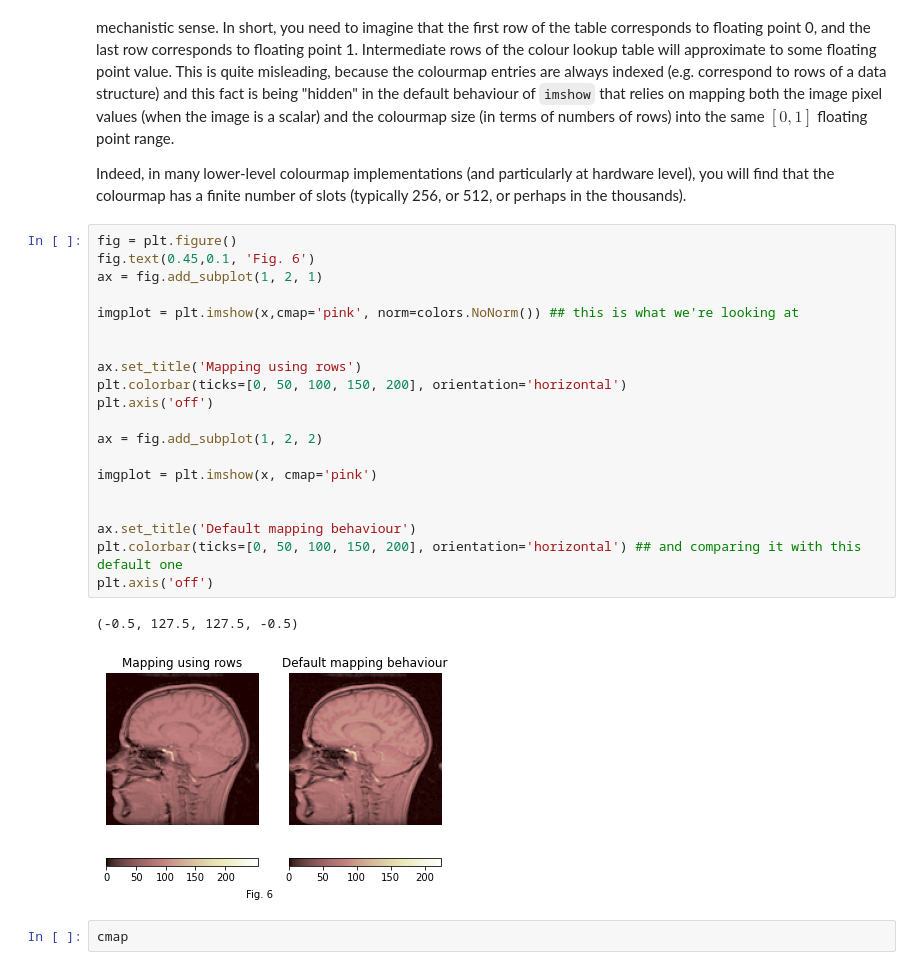
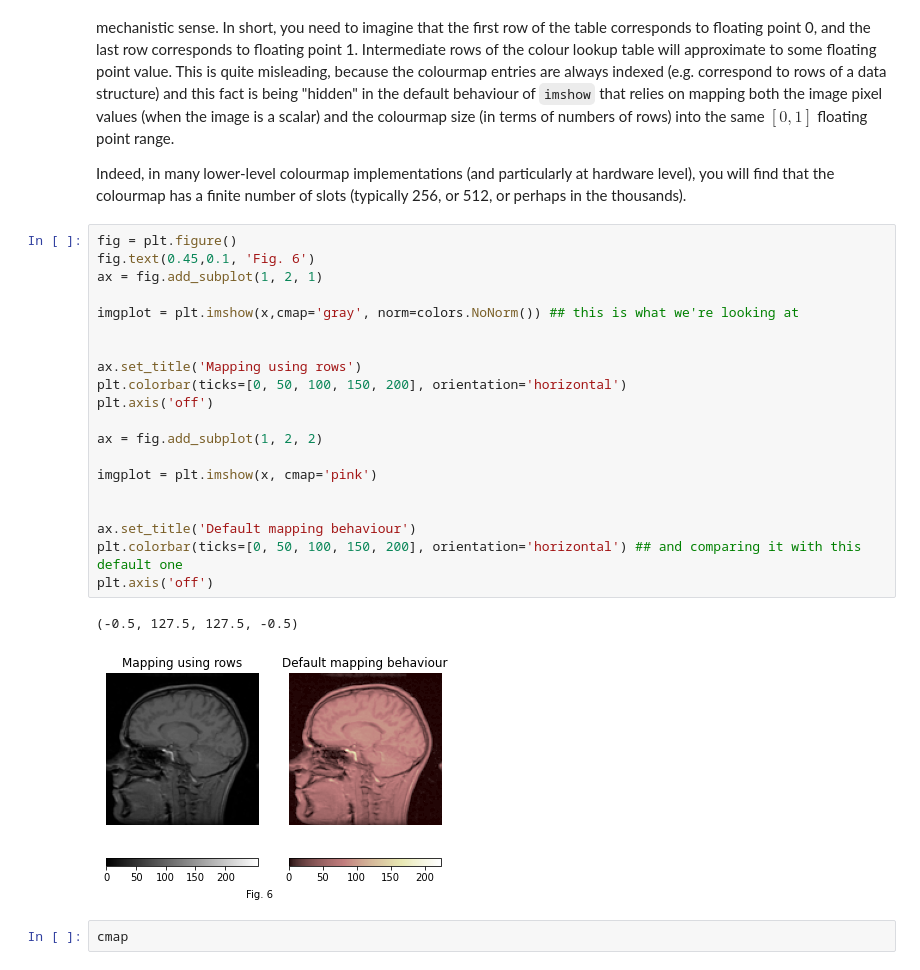
Before and after one commit to orion253/imgprocessing, a Jupyter notebook: c1cmap/ImagesAndColourmaps_Solutions(1).ipynb, the cells around one changed output. Cells and saved outputs as stored; diff of their text form.

```diff
--- a/c1cmap/ImagesAndColourmaps_Solutions(1).ipynb
+++ b/c1cmap/ImagesAndColourmaps_Solutions(1).ipynb
@@ -303,26 +303,26 @@ Indeed, in many lower-level colourmap implementations (and particularly at hardw
 # %%
 fig = plt.figure()
 fig.text(0.45,0.1, 'Fig. 6')
 ax = fig.add_subplot(1, 2, 1)
 
-imgplot = plt.imshow(x,cmap='pink', norm=colors.NoNorm()) ## this is what we're looking at
+imgplot = plt.imshow(x,cmap='gray', norm=colors.NoNorm()) ## this is what we're looking at
 
 
 ax.set_title('Mapping using rows')
 plt.colorbar(ticks=[0, 50, 100, 150, 200], orientation='horizontal')
 plt.axis('off')
 
 ax = fig.add_subplot(1, 2, 2)
 
 imgplot = plt.imshow(x, cmap='pink')
 
 
 ax.set_title('Default mapping behaviour')
 plt.colorbar(ticks=[0, 50, 100, 150, 200], orientation='horizontal') ## and comparing it with this default one
 plt.axis('off')
 # %% [output]
 (-0.5, 127.5, 127.5, -0.5)
-[figure, old version]
+[figure, new version]
 # %%
 cmap
 # %% [output]
```
Also changed, not shown: parts of 9 cells of this notebook, 6 other files.
